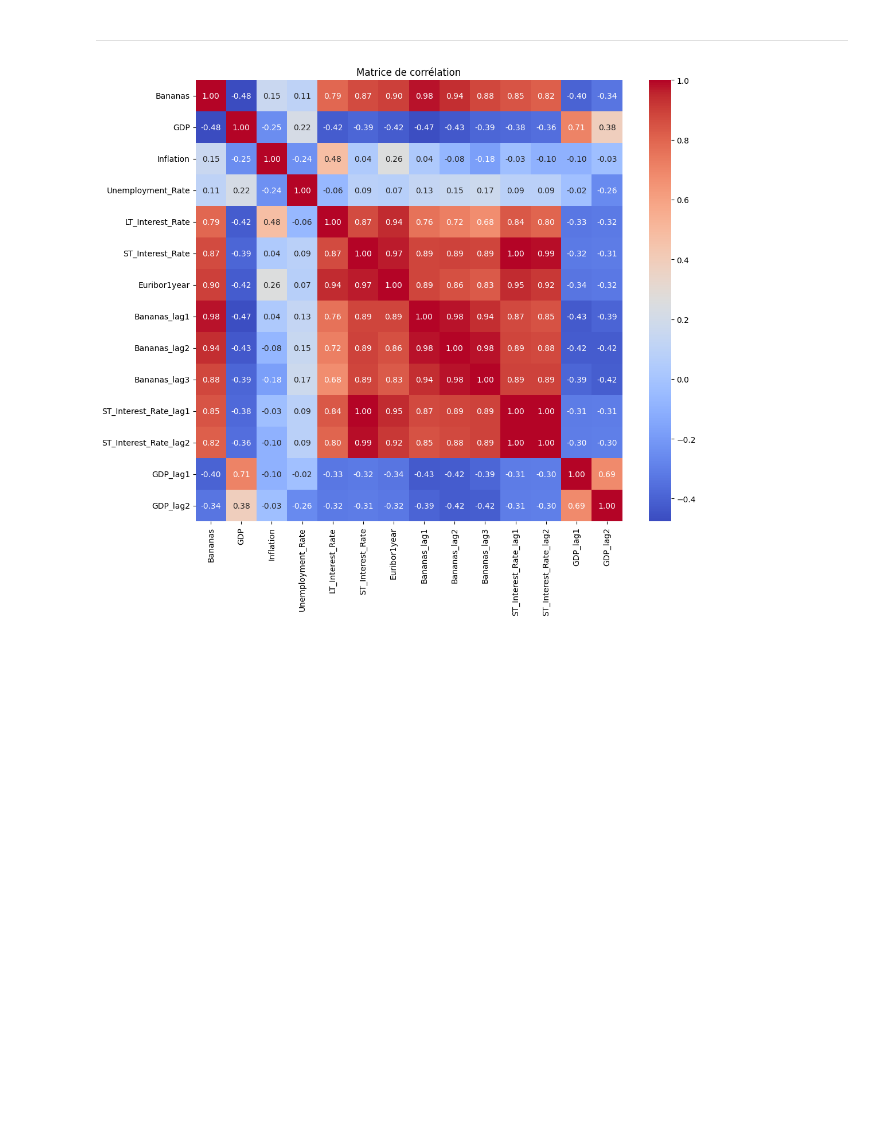
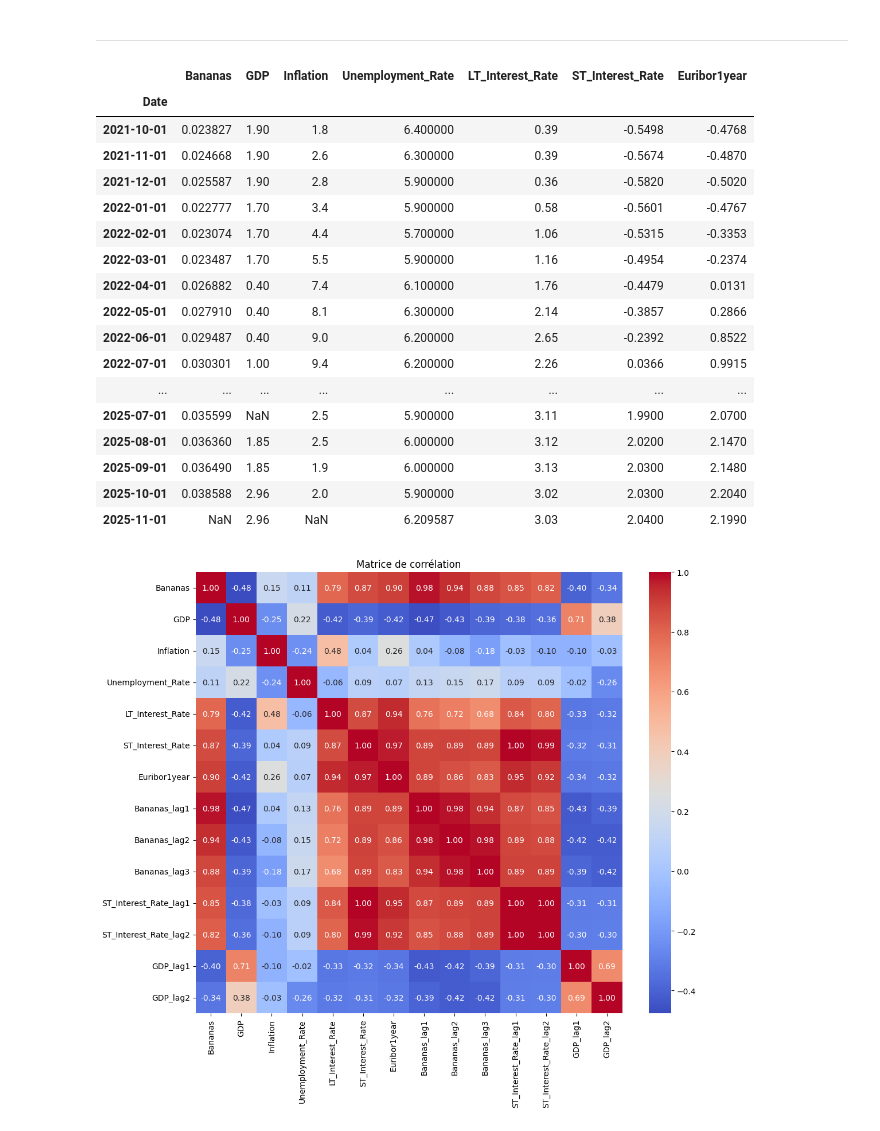
Before and after one commit to Ke0li/Cofidis, a Jupyter notebook: version_CG_v2/model_xgb_version_CG_v2.ipynb, the cells around one changed output. Drawn from its saved outputs; the diff is of its cells as text; code cells hidden in the pictures; blank space fills up the shorter version.

```diff
--- a/version_CG_v2/model_xgb_version_CG_v2.ipynb
+++ b/version_CG_v2/model_xgb_version_CG_v2.ipynb
@@ -273,6 +210,27 @@ dtype: object
 ## Final version of XGB_boost with K-fold, lags and itératives predictions
 # %% [markdown]
 ---
+# %%
+df_known.tail(50)
+# %% [output]
+|  | Bananas | GDP | Inflation | Unemployment_Rate | LT_Interest_Rate | ST_Interest_Rate | Euribor1year |
+| Date |  |  |  |  |  |  |  |
+| 2021-10-01 | 0.023827 | 1.90 | 1.8 | 6.400000 | 0.39 | -0.5498 | -0.4768 |
+| 2021-11-01 | 0.024668 | 1.90 | 2.6 | 6.300000 | 0.39 | -0.5674 | -0.4870 |
+| 2021-12-01 | 0.025587 | 1.90 | 2.8 | 5.900000 | 0.36 | -0.5820 | -0.5020 |
+| 2022-01-01 | 0.022777 | 1.70 | 3.4 | 5.900000 | 0.58 | -0.5601 | -0.4767 |
+| 2022-02-01 | 0.023074 | 1.70 | 4.4 | 5.700000 | 1.06 | -0.5315 | -0.3353 |
+| 2022-03-01 | 0.023487 | 1.70 | 5.5 | 5.900000 | 1.16 | -0.4954 | -0.2374 |
+| 2022-04-01 | 0.026882 | 0.40 | 7.4 | 6.100000 | 1.76 | -0.4479 | 0.0131 |
+| 2022-05-01 | 0.027910 | 0.40 | 8.1 | 6.300000 | 2.14 | -0.3857 | 0.2866 |
+| 2022-06-01 | 0.029487 | 0.40 | 9.0 | 6.200000 | 2.65 | -0.2392 | 0.8522 |
+| 2022-07-01 | 0.030301 | 1.00 | 9.4 | 6.200000 | 2.26 | 0.0366 | 0.9915 |
+| ... | ... | ... | ... | ... | ... | ... | ... |
+| 2025-07-01 | 0.035599 | NaN | 2.5 | 5.900000 | 3.11 | 1.9900 | 2.0700 |
+| 2025-08-01 | 0.036360 | 1.85 | 2.5 | 6.000000 | 3.12 | 2.0200 | 2.1470 |
+| 2025-09-01 | 0.036490 | 1.85 | 1.9 | 6.000000 | 3.13 | 2.0300 | 2.1480 |
+| 2025-10-01 | 0.038588 | 2.96 | 2.0 | 5.900000 | 3.02 | 2.0300 | 2.2040 |
+| 2025-11-01 | NaN | 2.96 | NaN | 6.209587 | 3.03 | 2.0400 | 2.1990 |
 # %%
 #meilleur modele xgboost avec lag et k fold
 
```
Also changed, not shown: parts of 8 cells of this notebook.
